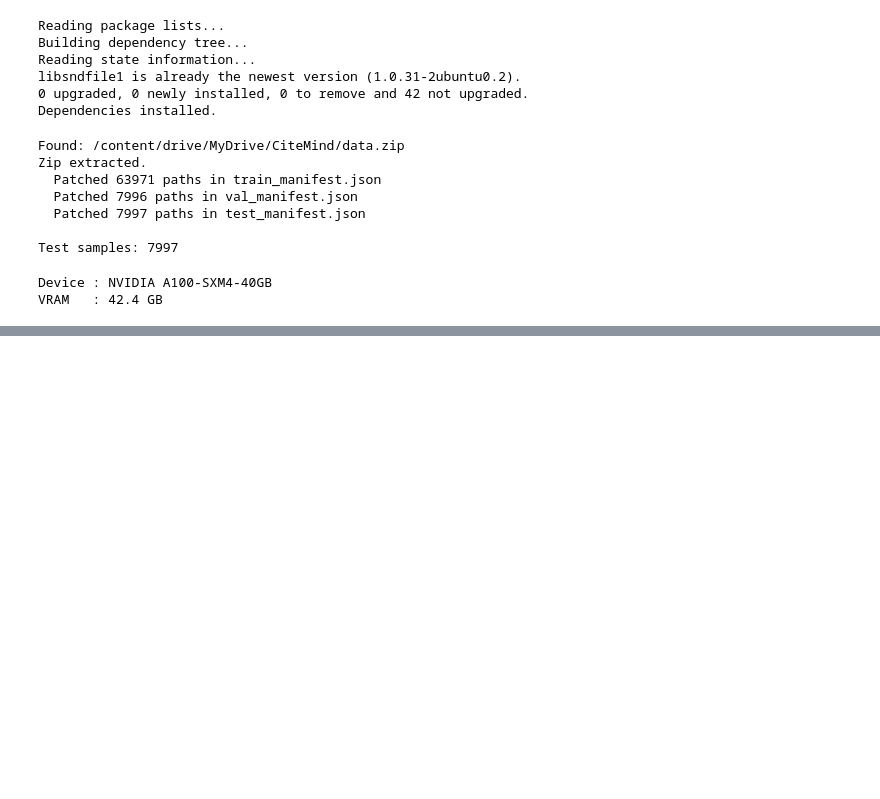
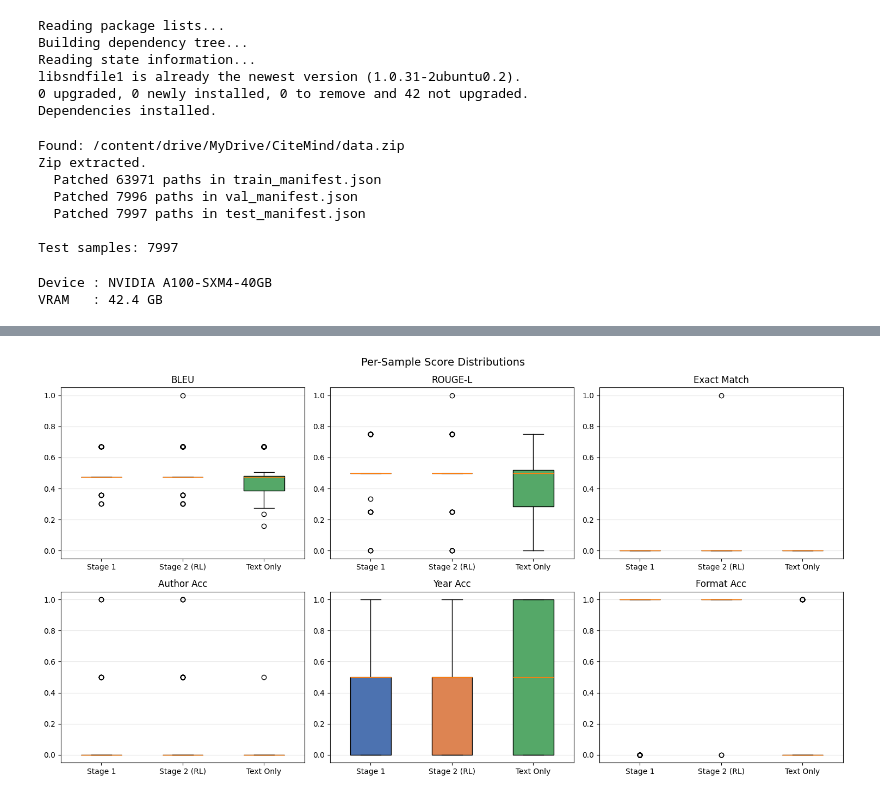
Before and after one commit to mohamedzait20003/ECE595NLP-Project, a Jupyter notebook: src/notebooks/05_evaluation.ipynb, the cells around one changed output, grey strips where cells are left out. Drawn from its saved outputs; the diff is of its cells as text; code cells hidden in the pictures; blank space fills up the shorter version.

```diff
--- a/src/notebooks/05_evaluation.ipynb
+++ b/src/notebooks/05_evaluation.ipynb
@@ -220,29 +292,37 @@ print(df.to_string(index=False))
 # %%
 # ── Step 9: Per-metric distribution (box plot) ──────────────────────────
 import matplotlib.pyplot as plt
 
+# Only per-sample metrics (hallucination_rate, mrr_at_5, recall_at_5 are corpus-level)
+per_sample_metrics  = ['bleu', 'rouge_l', 'exact_match', 'author_accuracy', 'year_accuracy', 'format_accuracy']
+per_sample_displays = ['BLEU', 'ROUGE-L', 'Exact Match', 'Author Acc', 'Year Acc', 'Format Acc']
+
 fig, axes = plt.subplots(2, 3, figsize=(15, 8))
 axes = axes.flatten()
 
-for idx, (metric, display) in enumerate(zip(metric_names, display_names)):
-    s1_scores = [s[metric] for s in results['Stage 1 (Pre-train)']['per_sample']]
-    s2_scores = [s[metric] for s in results['Stage 2 (RL)']['per_sample']]
+for idx, (metric, display) in enumerate(zip(per_sample_metrics, per_sample_displays)):
+    s1_scores  = [s[metric] for s in results['Stage 1 (Pre-train)']['per_sample']]
+    s2_scores  = [s[metric] for s in results['Stage 2 (RL)']['per_sample']]
+    txt_scores = [s[metric] for s in results['Text Only (no audio)']['per_sample']]
 
     bp = axes[idx].boxplot(
-        [s1_scores, s2_scores],
-        labels=['Stage 1', 'Stage 2 (RL)'],
+        [s1_scores, s2_scores, txt_scores],
+        tick_labels=['Stage 1', 'Stage 2 (RL)', 'Text Only'],
         patch_artist=True,
         widths=0.5,
     )
     bp['boxes'][0].set_facecolor('#4C72B0')
     bp['boxes'][1].set_facecolor('#DD8452')
+    bp['boxes'][2].set_facecolor('#55A868')
 
     axes[idx].set_title(display)
     axes[idx].set_ylim(-0.05, 1.05)
     axes[idx].grid(axis='y', alpha=0.3)
 
 plt.suptitle('Per-Sample Score Distributions', fontsize=14)
 plt.tight_layout()
 plt.show()
+# %% [output]
+[figure, added]
 # %%
 # ── Step 9b: Inference Pipeline Demo ─────────────────────────────────────
```
Also changed, not shown: parts of 4 cells of this notebook.
